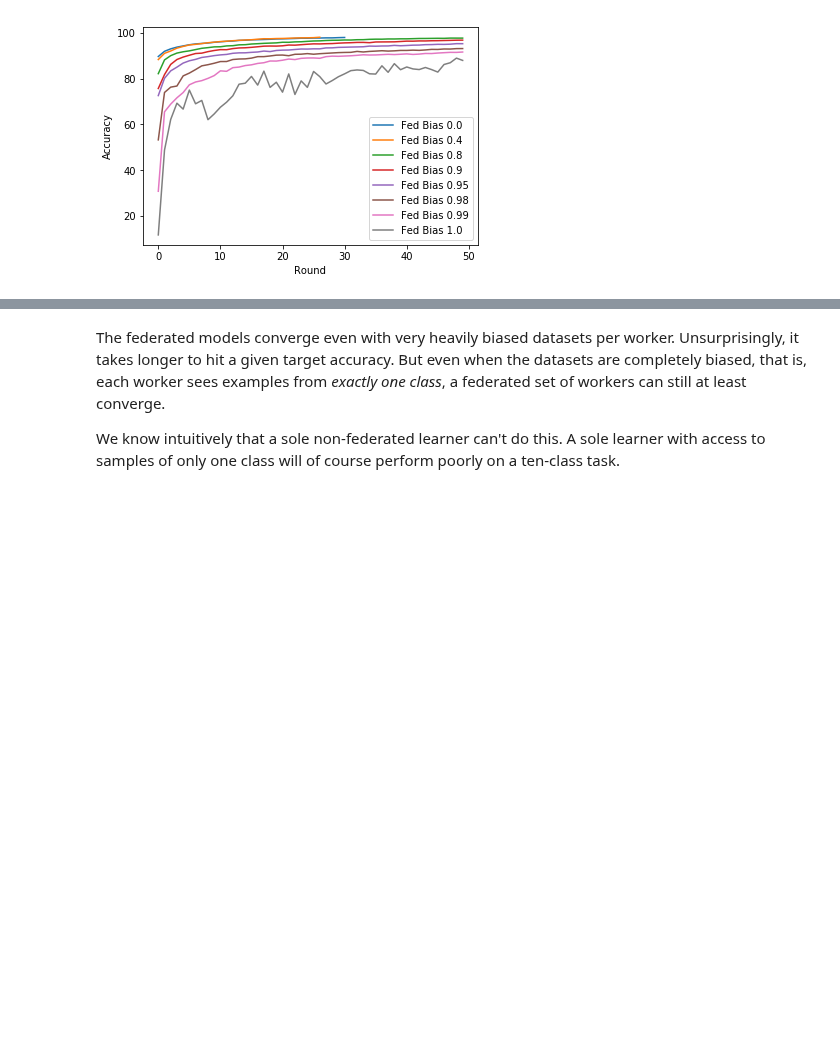
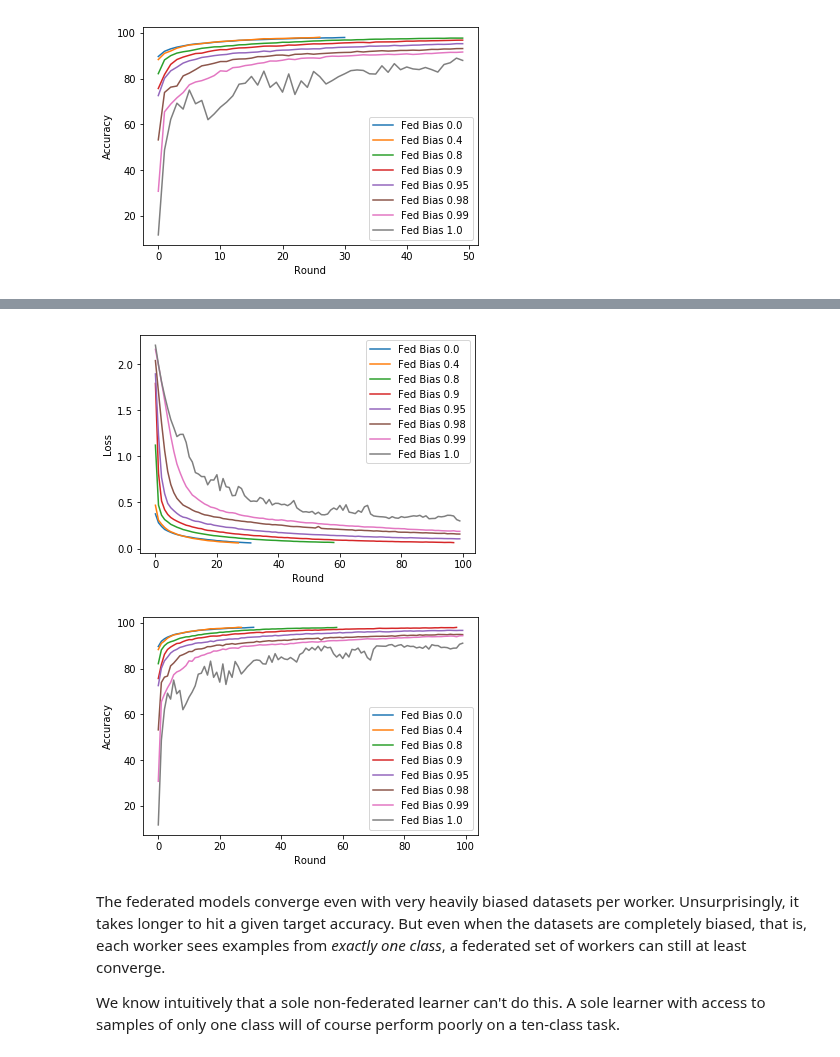
Before and after one commit to rmicallef/bfpytorch, a Jupyter notebook: MNIST-Fed-Part1.ipynb, the cells around one changed output, grey strips where cells are left out. Saved outputs shown, nothing was run; the diff lists cells and outputs as text; code cells hidden in the pictures; blank space fills up the shorter version.

```diff
--- a/MNIST-Fed-Part1.ipynb
+++ b/MNIST-Fed-Part1.ipynb
@@ -675,3 +696,8 @@ plot_mgr(mgrs)
+# %%
+plot_mgr(mgrs[:-1])
+# %% [output]
+[figure, added]
+[figure, added]
 # %% [markdown]
 The federated models converge even with very heavily biased datasets per worker. Unsurprisingly, it takes longer to hit a given target accuracy. But even when the datasets are completely biased, that is, each worker sees examples from *exactly one class*, a federated set of workers can still at least converge.
 
```
Also changed, not shown: parts of 2 cells of this notebook.
